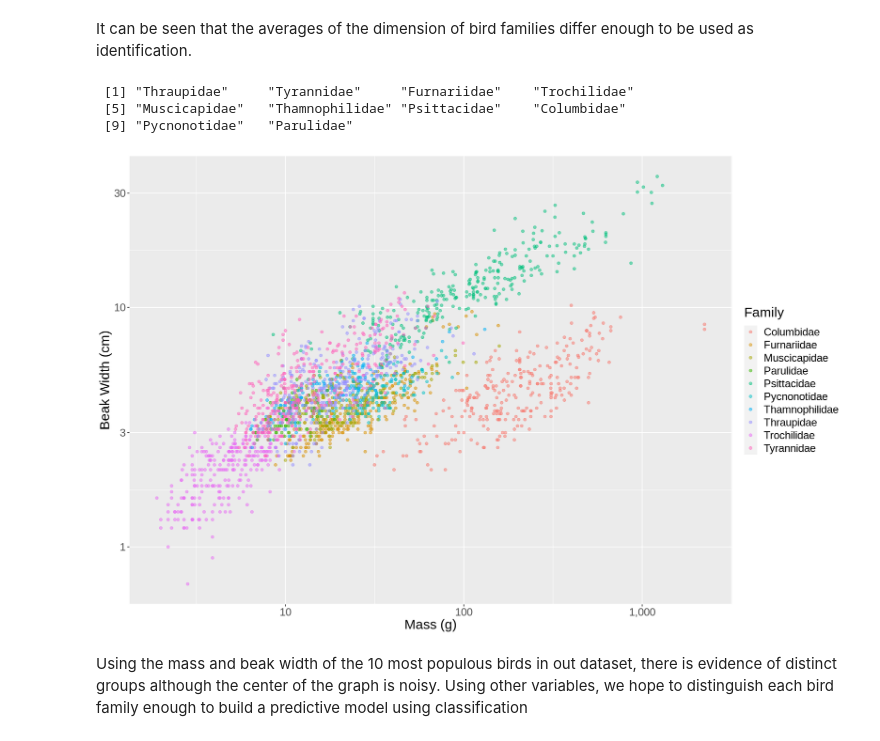
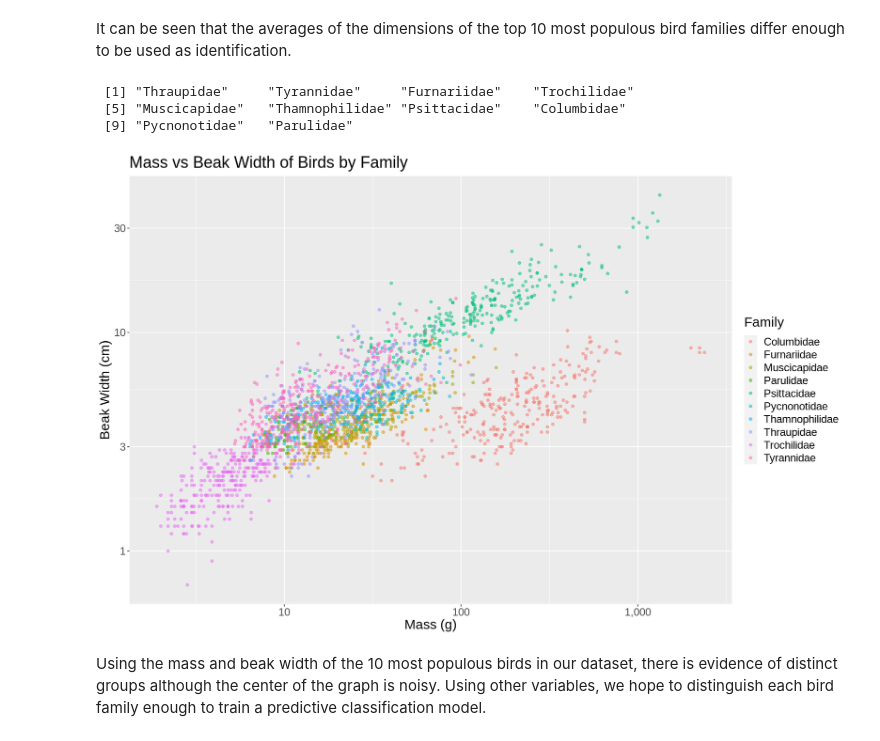
Before and after one commit to danizenarosa/Model-for-Avian-Taxonomical-Family-Prediction, a Jupyter notebook: Birds Analysis.ipynb, the cells around one changed output. Drawn from its saved outputs; the diff is of its cells as text; code cells hidden in the pictures.

```diff
--- a/Birds Analysis.ipynb
+++ b/Birds Analysis.ipynb
@@ -10,21 +20,15 @@ Tobias, J. A., Sheard, C., Pigot, A. L., Devenish, A. J., Yang, J., Sayol, F., N
 # %%
-library(repr)
-library(tidyverse)
-library(tidymodels)
-library(readxl)
-library(httr)
-
 packageVersion("readxl")
 # [1] ‘0.1.1’
 url = "https://github.com/danizenarosa/dsci-100-grp43/raw/main/data/birds.xlsx"
 GET(url, write_disk(tf <- tempfile(fileext = ".xlsx")))
-birds_data <- read_excel(tf, 2)
+birds_data <- read_excel(tf, 2, col_types = "text") |>
+              mutate(Total.individuals = as.numeric(Total.individuals), across(Beak.Length_Culmen:Mass, as.numeric))
 
 birds_count <- select(birds_data, Family1, Total.individuals, Beak.Length_Culmen:Mass) |>
-    group_by( Family1) |>
+    group_by(Family1) |>
     summarize(count = sum(Total.individuals), across(Beak.Length_Culmen:Mass, mean)) |>
-    arrange(count = desc(count)) |>
-    slice(1:10)
+    slice_max(count, n = 10)
 birds_count
 # %% [output]
 [1] ‘1.4.3’
@@ -68,33 +52,33 @@ A tibble: 10 × 13
 | Pycnonotidae | 2003 | 19.73671 | 11.323418 | 4.498101 | 5.304430 | 19.901266 | 91.59810 | ... |
 | Parulidae | 1929 | 13.51557 | 8.008197 | 3.574590 | 3.654918 | 19.549180 | 62.65902 | ... |
 # %% [markdown]
-It can be seen that the averages of the dimension of bird families differ enough to be used as identification.
+It can be seen that the averages of the dimensions of the top 10 most populous bird families differ enough to be used as identification.
 # %%
-set.seed(1)
-options(repr.plot.height = 9, repr.plot.width = 14)
-
 birds_top_10 <- birds_count |>
-    pull(Family1)
+                pull(Family1)
 birds_top_10
 
 birds_data_pruned <- filter(birds_data, Family1 %in% birds_top_10)
 
 split_birds <- initial_split(birds_data_pruned, prop = 0.75, strata = Family1)
 training_birds <- training(split_birds)
 test_birds <- testing(split_birds)
 
-ggplot(training_birds, aes(x = Mass, y = Beak.Width, color = Family1)) +
+bird_beak_mass_plot <- training_birds |>
+    ggplot(aes(x = Mass, y = Beak.Width, color = Family1)) +
     geom_point(alpha = .5) +
-    labs(x = "Mass (g)", y = "Beak Width (cm)", color= "Family") +
+    labs(x = "Mass (g)", y = "Beak Width (cm)", color= "Family", title = "Mass vs Beak Width of Birds by Family") +
     scale_x_log10(labels = label_comma()) +
     scale_y_log10(labels = label_comma()) +
     theme(text = element_text(size = 18))
+
+bird_beak_mass_plot
 # %% [output]
  [1] "Thraupidae"     "Tyrannidae"     "Furnariidae"    "Trochilidae"
  [5] "Muscicapidae"   "Thamnophilidae" "Psittacidae"    "Columbidae"
  [9] "Pycnonotidae"   "Parulidae"
-[figure, old version]
+[figure, new version]
 # %% [markdown]
-Using the mass and beak width of the 10 most populous birds in out dataset, there is evidence of distinct groups although the center of the graph is noisy. Using other variables, we hope to distinguish each bird family enough to build a predictive model using classification
+Using the mass and beak width of the 10 most populous birds in our dataset, there is evidence of distinct groups although the center of the graph is noisy. Using other variables, we hope to distinguish each bird family enough to train a predictive classification model.
 # %% [markdown]
 Methods:
```
Also changed, not shown: parts of 5 cells of this notebook, 1 other file.
